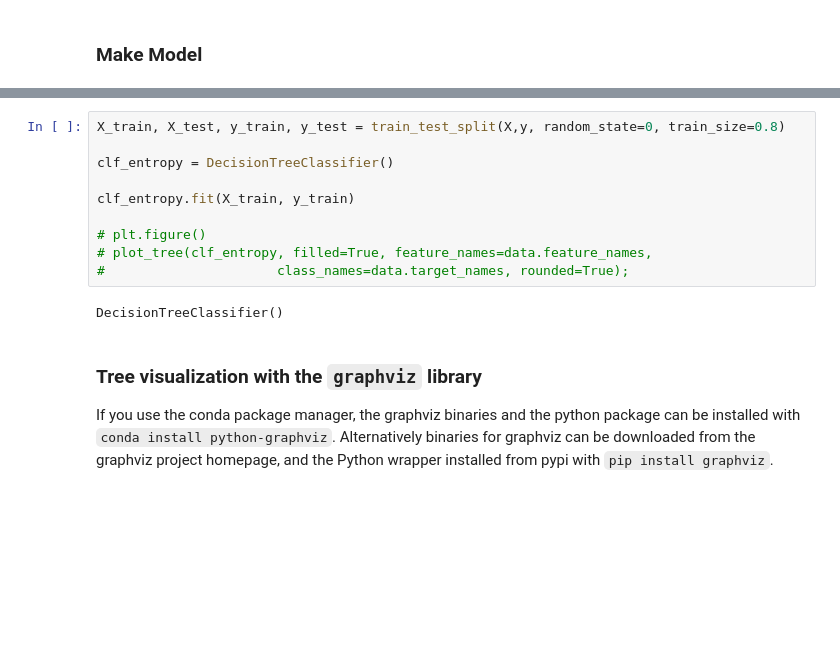
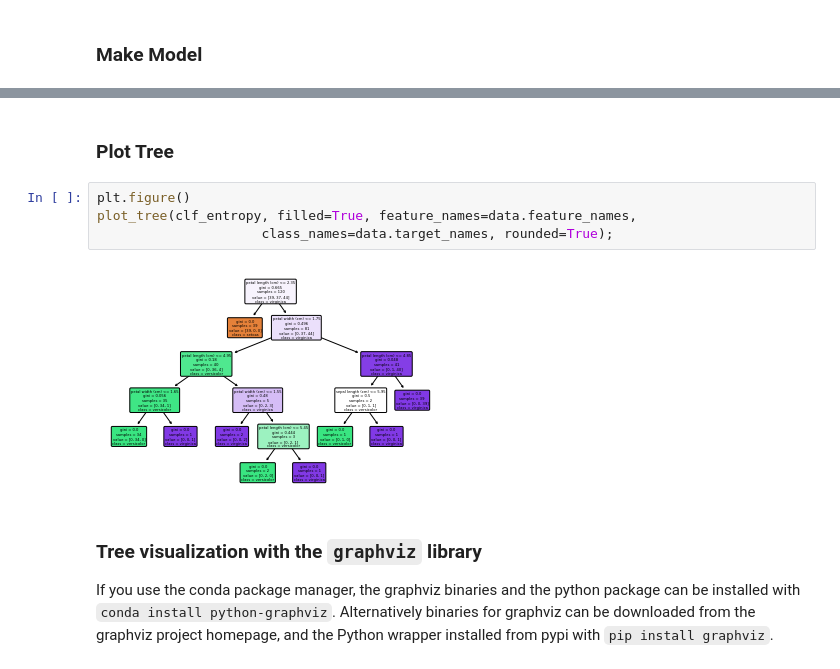
Before and after one commit to modul60stis/dmkm, a Jupyter notebook: python/desicion tree/Decision_Tree_Classifier.ipynb, the cells around one changed output, grey strips where cells are left out. Saved outputs shown, nothing was run; the diff lists cells and outputs as text; blank space fills up the shorter version.

Commit message:
add decision tree

```diff
--- a/python/desicion tree/Decision_Tree_Classifier.ipynb
+++ b/python/desicion tree/Decision_Tree_Classifier.ipynb
@@ -60,15 +70,11 @@ df
+# %% [markdown]
+### Plot Tree
 # %%
-X_train, X_test, y_train, y_test = train_test_split(X,y, random_state=0, train_size=0.8)
-
-clf_entropy = DecisionTreeClassifier()
-
-clf_entropy.fit(X_train, y_train)
-
-# plt.figure()
-# plot_tree(clf_entropy, filled=True, feature_names=data.feature_names,
-#                      class_names=data.target_names, rounded=True);
+plt.figure()
+plot_tree(clf_entropy, filled=True, feature_names=data.feature_names,
+                     class_names=data.target_names, rounded=True);
 # %% [output]
-DecisionTreeClassifier()
+[figure, added]
 # %% [markdown]
 ### Tree visualization with the `graphviz` library
 If you use the conda package manager, the graphviz binaries and the python package can be installed with `conda install python-graphviz`. Alternatively binaries for graphviz can be downloaded from the graphviz project homepage, and the Python wrapper installed from pypi with `pip install graphviz`.
```
Also changed, not shown: parts of 17 cells of this notebook, 6 other files.
